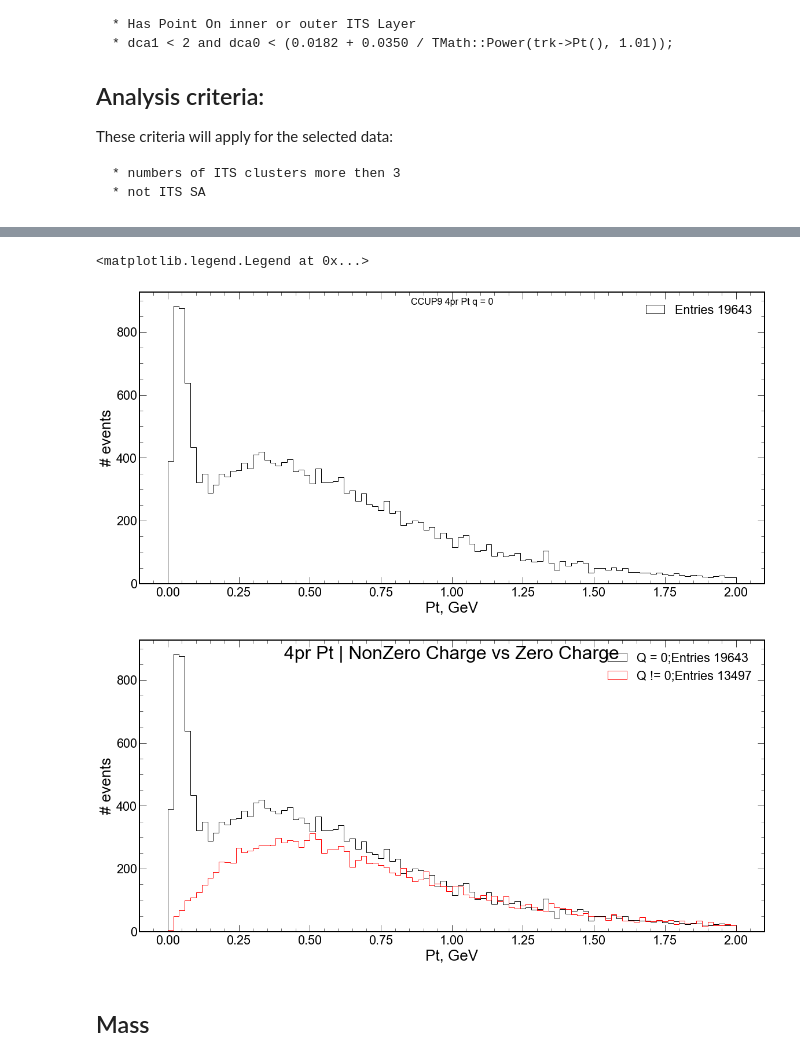
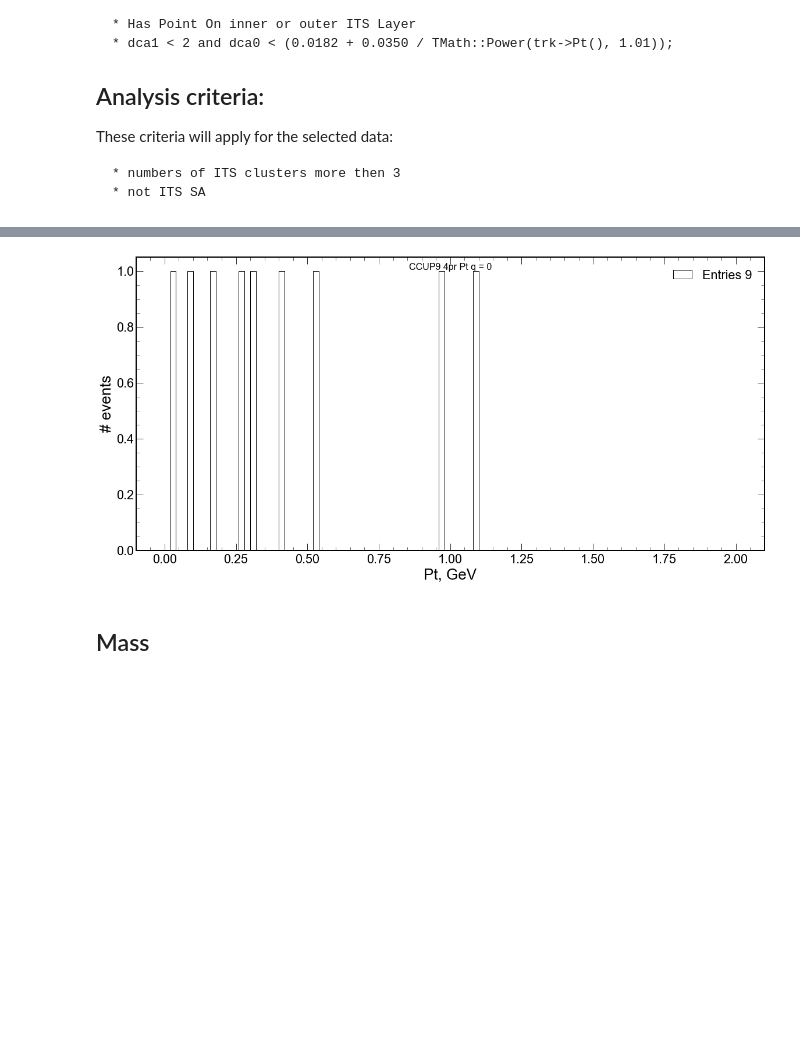
Before and after one commit to bdrum/cern-physics, a Jupyter notebook: notebooks/RhoPrime.ipynb, the cells around one changed output, grey strips where cells are left out. Cells and saved outputs as stored; diff of their text form; code cells hidden in the pictures; blank space fills up the shorter version.

```diff
--- a/notebooks/RhoPrime.ipynb
+++ b/notebooks/RhoPrime.ipynb
@@ -117,8 +70,0 @@ _ = plt.hist(differences, bins=bins, histtype='step', color='black')
-# %%
-param = 'nTracks'
-# dataParam = data[param][~newT_ITSsa].flatten() # tracks
-dataParam = data[param].flatten() # events
-
-counts, bins = np.histogram(dataParam,bins=200, range=(0,200))
-plt.style.use(hep.style.ROOT)
-_= plt.hist(dataParam, bins=bins, histtype='step', color='black', label=f'Entries {np.sum(counts)}')
@@ -129,52 +80,30 @@ _= plt.hist(dataParam, bins=bins, histtype='step', color='black', label=f'Entrie
 # %%
-def GetPt(Draw=True, ChargeEqualCondition=True):
-    pxg = data['T_Px'][select][GoodEvents]
-    pyg = data['T_Py'][select][GoodEvents]
+from modules.physics.kinematics.pt import GetPt, GetGoodEventsNumbers, selectedTracksMask, plt, hep, np
 
-    pt = np.sqrt(pxg.sum()**2  + pyg.sum()**2)
+GoodEvents = GetGoodEventsNumbers(WithGoodNTpcTracks=-1)
+GetPt(selectedTracksMask, GoodEvents)
 
-    if Draw:
-        counts, bins = np.histogram(pt,bins=100, range=(0,2))
-        fig = plt.figure(figsize=(15, 7))
-        ax = fig.add_axes([0,0,1,1])
-        fig.suptitle('CCUP9 4pr Pt q = 0', fontsize=16)
-        if ChargeEqualCondition:
-            fig.suptitle('CCUP9 4pr Pt q = 0', fontsize=16)
-        else:
-            fig.suptitle('CCUP9 4pr Pt q != 0', fontsize=16)
-
-        plt.style.use(hep.style.ROOT)
-        ax.hist(pt, bins=bins, histtype='step', color='black', label=f'Entries {np.sum(counts)}')
-        plt.xlabel('Pt, GeV')
-        plt.ylabel('# events')
-        ax.legend()
-    else:
-        return pt
-
-GoodEvents = GetGoodEvents(WithGoodNTpcTracks=0)
-GetPt()
-
-## Zero charge vs Non zero charge
-plt.style.use(hep.style.ROOT)
-fig = plt.figure(figsize=(15, 7))
-ax = fig.add_axes([0,0,1,1])
-fig.suptitle(f'4pr Pt | NonZero Charge vs Zero Charge', fontsize=32)
-plt.style.use(hep.style.ROOT)
-GoodEvents = GetGoodEvents()
-ptzq = GetPt(Draw=False)
-counts, bins = np.histogram(ptzq, bins=100, range=(0,2))
-_ = ax.hist(ptzq, bins=bins, color='black', histtype='step', label=f'Q = 0;Entries {np.sum(counts)}')
-GoodEvents = GetGoodEvents(ChargeEqualCondition=False)
-ptnzq = GetPt(Draw=False,ChargeEqualCondition=False)
-counts, bins = np.histogram(ptnzq, bins=100, range=(0,2))
-_ = ax.hist(ptnzq, bins=bins, color='red', histtype='step', label=f'Q != 0;Entries {np.sum(counts)}')
-plt.xlabel('Pt, GeV')
-plt.ylabel('# events')
-ax.legend()
+# Zero charge vs Non zero charge
+# plt.style.use(hep.style.ROOT)
+# fig = plt.figure(figsize=(14, 7))
+# ax = fig.add_axes([-1, 0, 1, 1])
+# fig.suptitle(f'3pr Pt | NonZero Charge vs Zero Charge', fontsize=32)
+# plt.style.use(hep.style.ROOT)
+# GoodEvents = GetGoodEventsNumbers()
+# ptzq = GetPt(selectedTracksMask, GoodEvents,Draw=False)
+# counts, bins = np.histogram(ptzq, bins=99, range=(0, 2))
+# _ = ax.hist(ptzq, bins=bins, color='black', histtype='step',
+#             label=f'Q = -1;Entries {np.sum(counts)}')
+# GoodEvents = GetGoodEventsNumbers(ChargeEqualCondition=False)
+# ptnzq = GetPt(selectedTracksMask, GoodEvents, Draw=False, ChargeEqualCondition=False)
+# counts, bins = np.histogram(ptnzq, bins=99, range=(0, 2))
+# _ = ax.hist(ptnzq, bins=bins, color='red', histtype='step',
+#             label=f'Q != -1;Entries {np.sum(counts)}')
+# plt.xlabel('Pt, GeV')
+# plt.ylabel('# events')
+# ax.legend()
 # %% [output]
-<matplotlib.legend.Legend at 0x...>
-[figure, old version]
+[figure, new version]
-[figure, removed]
 # %% [markdown]
 ## Mass
 # %%
```
Also changed, not shown: parts of 12 cells of this notebook, 23 other files.
